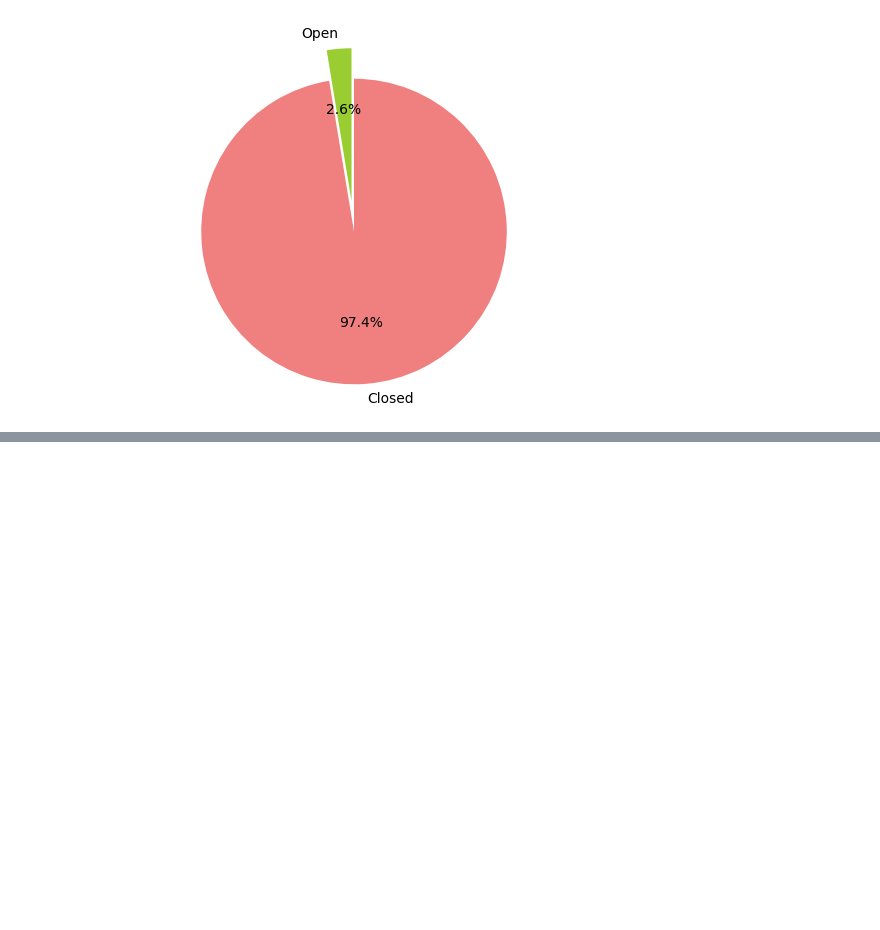
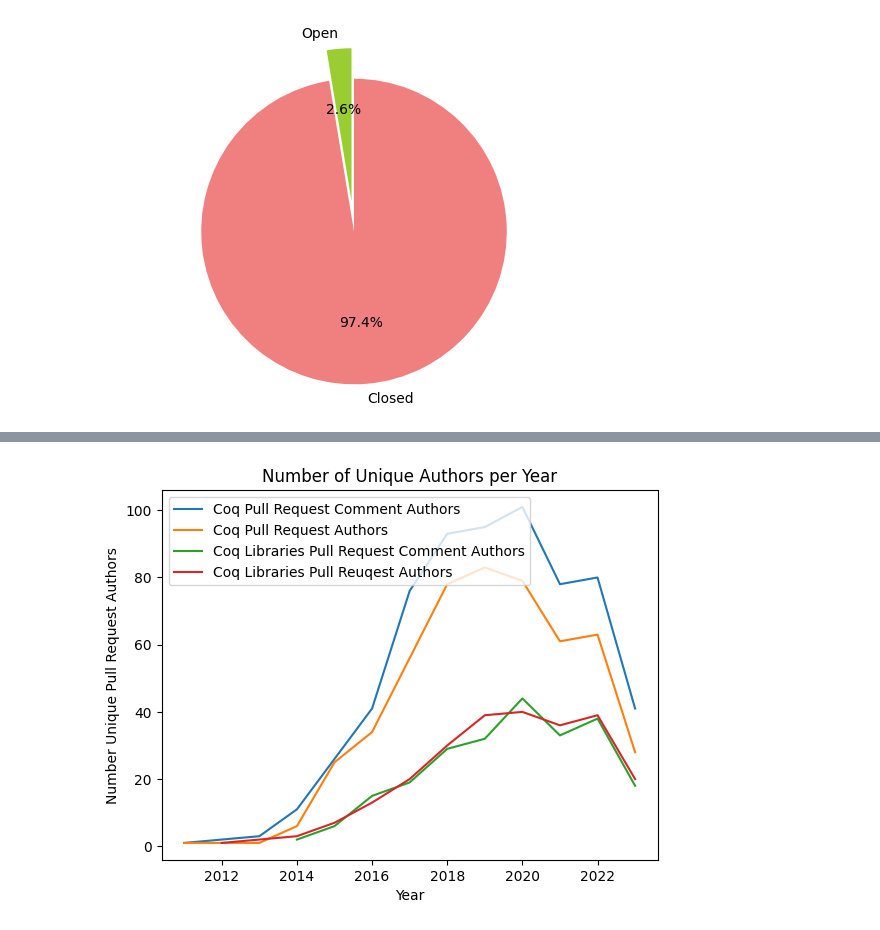
Before and after one commit to minsungc/aseproject2023, a Jupyter notebook: coq_figures.ipynb, the cells around one changed output, grey strips where cells are left out. Saved outputs shown, nothing was run; the diff lists cells and outputs as text; code cells hidden in the pictures; blank space fills up the shorter version.

```diff
--- a/coq_figures.ipynb
+++ b/coq_figures.ipynb
@@ -496,0 +495,12 @@ math-comp_Coq-Combi_Issues.json
+# %%
+prcua_lean_lang.plot(kind='line', label='Coq Pull Request Comment Authors')
+prua_lean_lang.plot(kind='line', label='Coq Pull Request Authors')
+prcua_lean_lib.plot(kind='line', label='Coq Libraries Pull Request Comment Authors')
+prua_lean_lib.plot(kind='line', label='Coq Libraries Pull Reuqest Authors')
+plt.xlabel('Year')
+plt.ylabel('Number Unique Pull Request Authors')
+plt.title('Number of Unique Authors per Year')
+plt.legend()
+plt.show()
+# %% [output]
+[figure, added]
```
Also changed, not shown: parts of 8 cells of this notebook, 4 other files.
